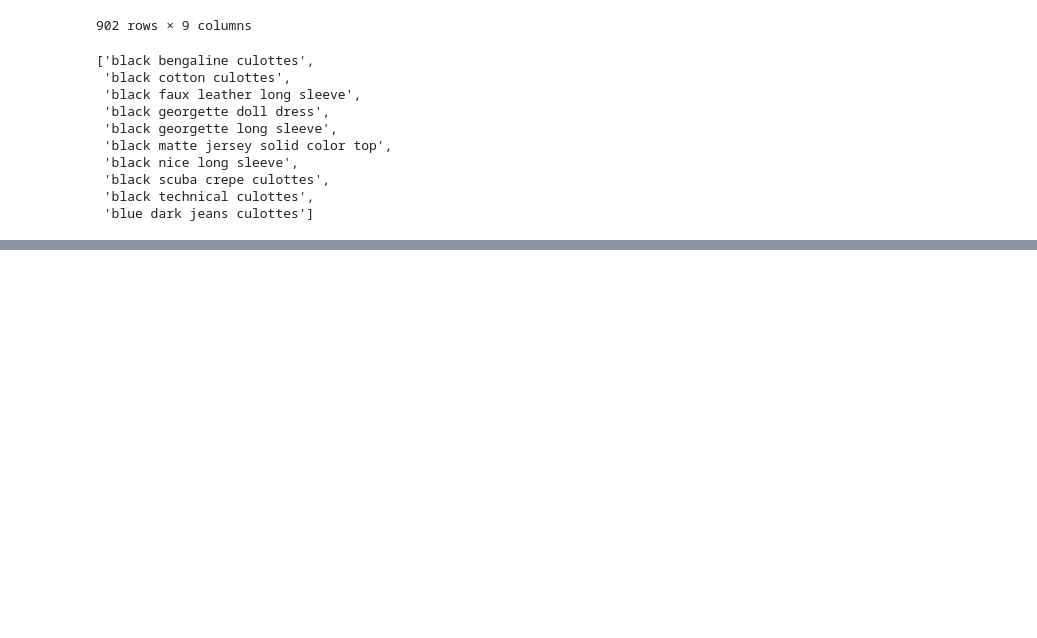
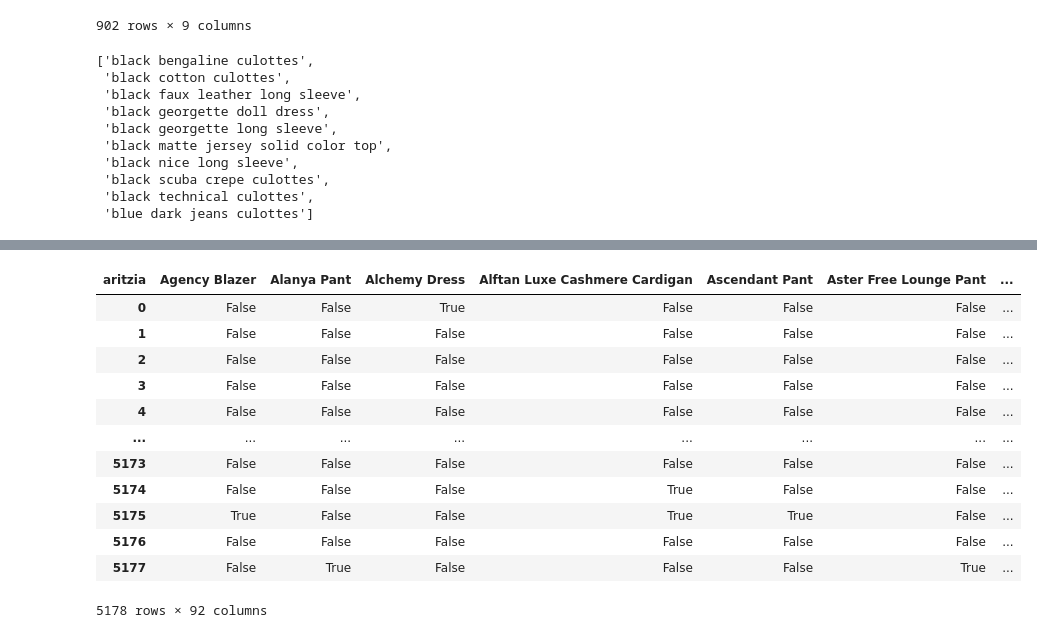
Before and after one commit to shlrley/girlCode, a Jupyter notebook: eda/eda_nb.ipynb, the cells around one changed output, grey strips where cells are left out. Drawn from its saved outputs; the diff is of its cells as text; code cells hidden in the pictures; blank space fills up the shorter version.

```diff
--- a/eda/eda_nb.ipynb
+++ b/eda/eda_nb.ipynb
@@ -369,0 +425,17 @@ rules.loc[rules['antecedents'] == 'black acrylic maxi']['consequents'].tolist()
+# %%
+aritzia = aritzia.drop(columns=['customer'])
+aritzia
+# %% [output]
+| aritzia | Agency Blazer | Alanya Pant | Alchemy Dress | Alftan Luxe Cashmere Cardigan | Ascendant Pant | Aster Free Lounge Pant | ... |
+| 0 | False | False | True | False | False | False | ... |
+| 1 | False | False | False | False | False | False | ... |
+| 2 | False | False | False | False | False | False | ... |
+| 3 | False | False | False | False | False | False | ... |
+| 4 | False | False | False | False | False | False | ... |
+| ... | ... | ... | ... | ... | ... | ... | ... |
+| 5173 | False | False | False | False | False | False | ... |
+| 5174 | False | False | False | True | False | False | ... |
+| 5175 | True | False | False | True | True | False | ... |
+| 5176 | False | False | False | False | False | False | ... |
+| 5177 | False | True | False | False | False | True | ... |
+5178 rows × 92 columns
```
Also changed, not shown: parts of 11 cells of this notebook, 11 other files.
